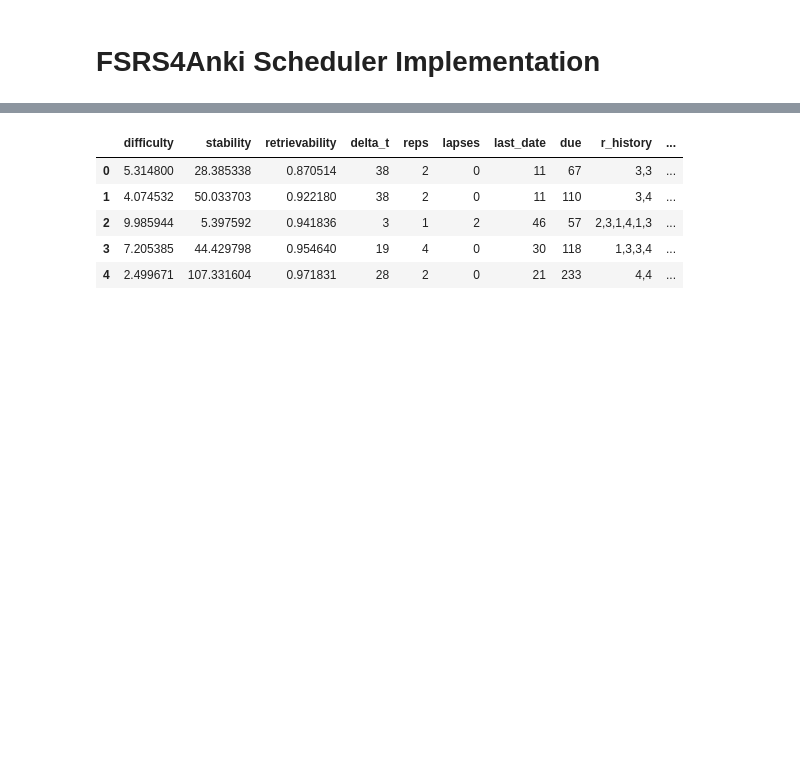
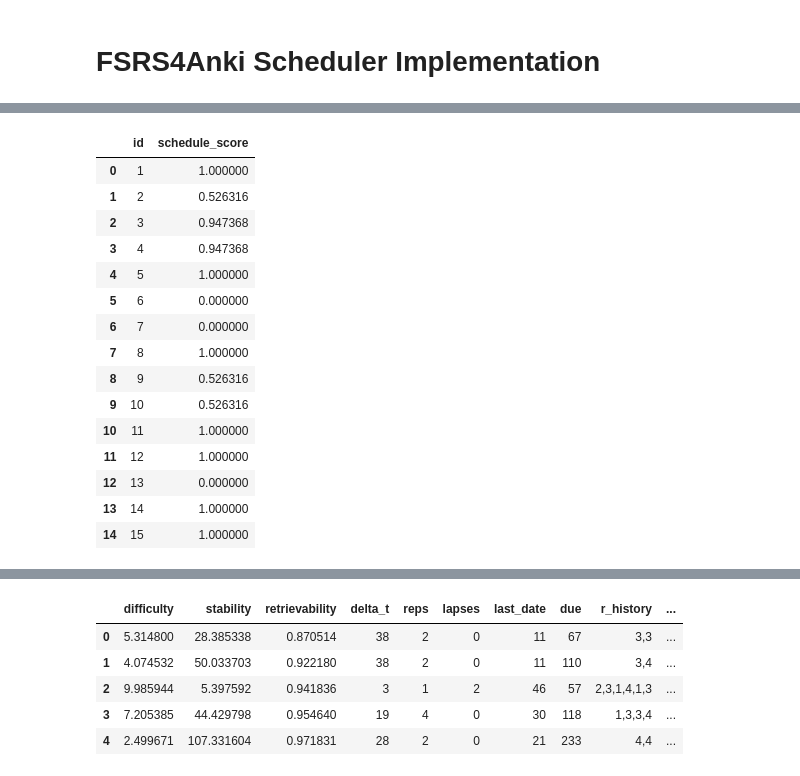
Before and after one commit to adnansiddiquei/AiTutor, a Jupyter notebook: part_4/fsrs4anki_simulator.ipynb, the cells around one changed output, grey strips where cells are left out. Cells and saved outputs as stored; diff of their text form; code cells hidden in the pictures; blank space fills up the shorter version.

```diff
--- a/part_4/fsrs4anki_simulator.ipynb
+++ b/part_4/fsrs4anki_simulator.ipynb
@@ -458,3 +517,30 @@ card.head()
+# %%
+scaler = MinMaxScaler(feature_range=(0, 1))
+card['schedule_score'] = scaler.fit_transform(card[['due']])
+
+# Inverting the values so that lower 'due' values are closer to 1
+card['schedule_score'] = 1 - card['schedule_score']
+
+# Returning the DataFrame with 'id' and 'schedule_score'
+result = card[['id', 'schedule_score']]
+result
+# %% [output]
+|  | id | schedule_score |
+| 0 | 1 | 1.000000 |
+| 1 | 2 | 0.526316 |
+| 2 | 3 | 0.947368 |
+| 3 | 4 | 0.947368 |
+| 4 | 5 | 1.000000 |
+| 5 | 6 | 0.000000 |
+| 6 | 7 | 0.000000 |
+| 7 | 8 | 1.000000 |
+| 8 | 9 | 0.526316 |
+| 9 | 10 | 0.526316 |
+| 10 | 11 | 1.000000 |
+| 11 | 12 | 1.000000 |
+| 12 | 13 | 0.000000 |
+| 13 | 14 | 1.000000 |
+| 14 | 15 | 1.000000 |
 # %%
 # Here feature_list doesn't have id cause we don't care which question it is for simulation
 feature_list = [
```
Also changed, not shown: parts of 7 cells of this notebook, 1 other file.
